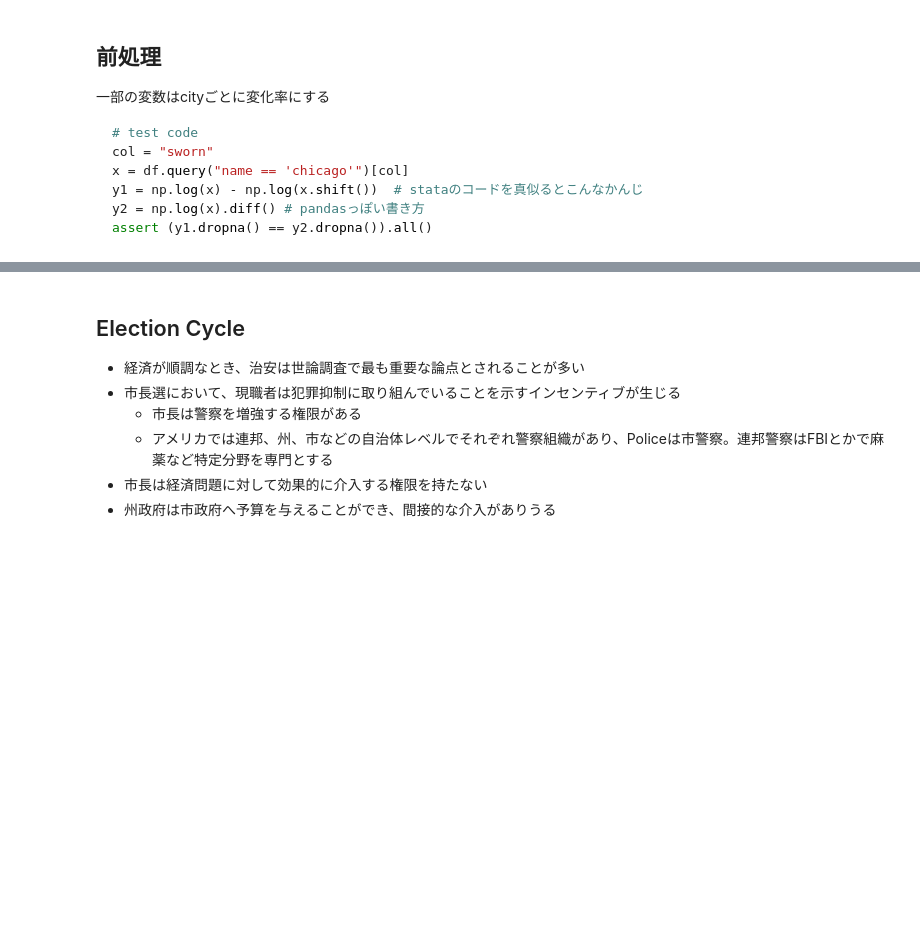
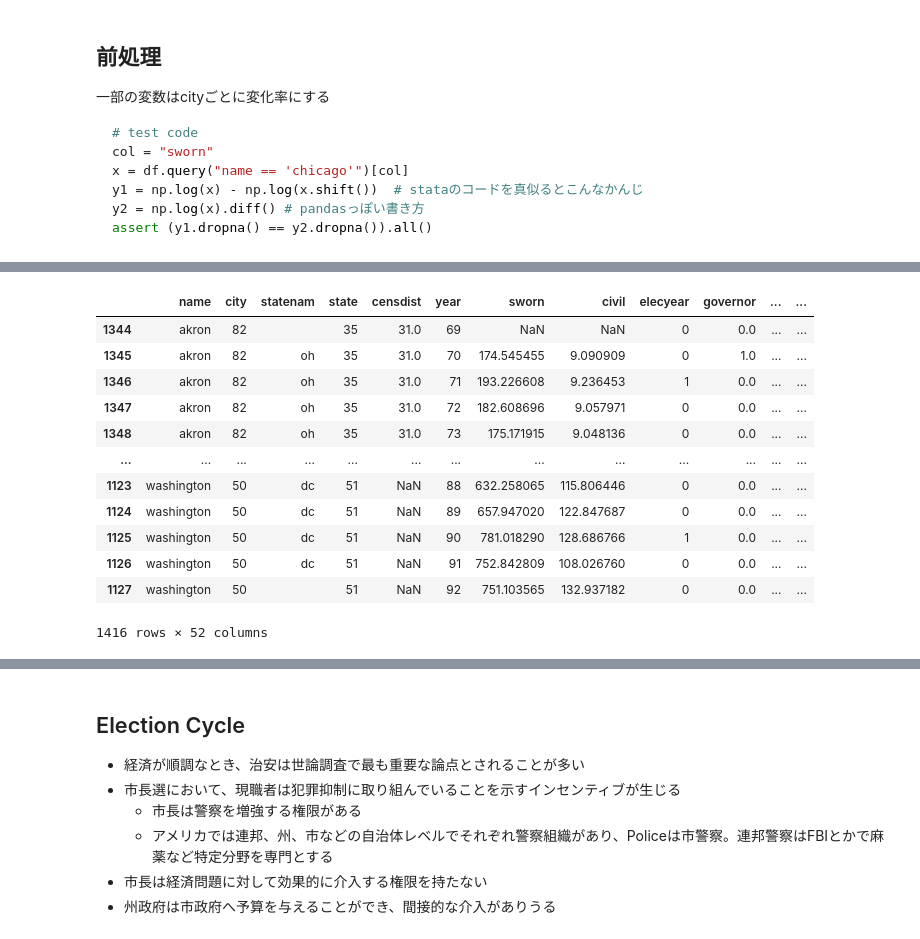
Before and after one commit to nigimitama/levitt, a Jupyter notebook: notebooks/memo.ipynb, the cells around one changed output, grey strips where cells are left out. Saved outputs shown, nothing was run; the diff lists cells and outputs as text; code cells hidden in the pictures; blank space fills up the shorter version.

```diff
--- a/notebooks/memo.ipynb
+++ b/notebooks/memo.ipynb
@@ -65,12 +65,3 @@ assert (y1.dropna() == y2.dropna()).all()
 # firststa.doを参考に10万人あたりの数にする
 for col in ["sworn", "civil", "murder", "rape", "assault", "robbery", "sta_educ", "sta_welf"]:
     df[col] = df[col] / df["citypop"] * 100_000
-# %%
-# Δln (変化率) にする
-violent_crimes = ["murder", "rape", "robbery", "assault"]
-property_crimes = ["burglary", "larceny", "auto"]
-
-for col in ["sworn", *violent_crimes, *property_crimes, "sta_educ", "sta_welf"]:
-    for name, d in df.groupby("name"):
-        x = d.sort_values("year")[col]
-        df.loc[d.index, f"d_{col}"] = np.log(x).diff()
@@ -82,3 +107,19 @@ df.loc[citypop<250000, "citysize"] = 1
 df.loc[(citypop<500000) & (citypop>=250000), "citysize"] = 2
 df.loc[(citypop<1000000) & (citypop>=500000), "citysize"] = 3
 df.loc[(citypop>=1000000), "citysize"] = 5
+# %%
+df
+# %% [output]
+|  | name | city | statenam | state | censdist | year | sworn | civil | elecyear | governor | ... | ... |
+| 1344 | akron | 82 |  | 35 | 31.0 | 69 | NaN | NaN | 0 | 0.0 | ... | ... |
+| 1345 | akron | 82 | oh | 35 | 31.0 | 70 | 174.545455 | 9.090909 | 0 | 1.0 | ... | ... |
+| 1346 | akron | 82 | oh | 35 | 31.0 | 71 | 193.226608 | 9.236453 | 1 | 0.0 | ... | ... |
+| 1347 | akron | 82 | oh | 35 | 31.0 | 72 | 182.608696 | 9.057971 | 0 | 0.0 | ... | ... |
+| 1348 | akron | 82 | oh | 35 | 31.0 | 73 | 175.171915 | 9.048136 | 0 | 0.0 | ... | ... |
+| ... | ... | ... | ... | ... | ... | ... | ... | ... | ... | ... | ... | ... |
+| 1123 | washington | 50 | dc | 51 | NaN | 88 | 632.258065 | 115.806446 | 0 | 0.0 | ... | ... |
+| 1124 | washington | 50 | dc | 51 | NaN | 89 | 657.947020 | 122.847687 | 0 | 0.0 | ... | ... |
+| 1125 | washington | 50 | dc | 51 | NaN | 90 | 781.018290 | 128.686766 | 1 | 0.0 | ... | ... |
+| 1126 | washington | 50 | dc | 51 | NaN | 91 | 752.842809 | 108.026760 | 0 | 0.0 | ... | ... |
+| 1127 | washington | 50 |  | 51 | NaN | 92 | 751.103565 | 132.937182 | 0 | 0.0 | ... | ... |
+1416 rows × 52 columns
```
Also changed, not shown: parts of 11 cells of this notebook, 1 other file.
